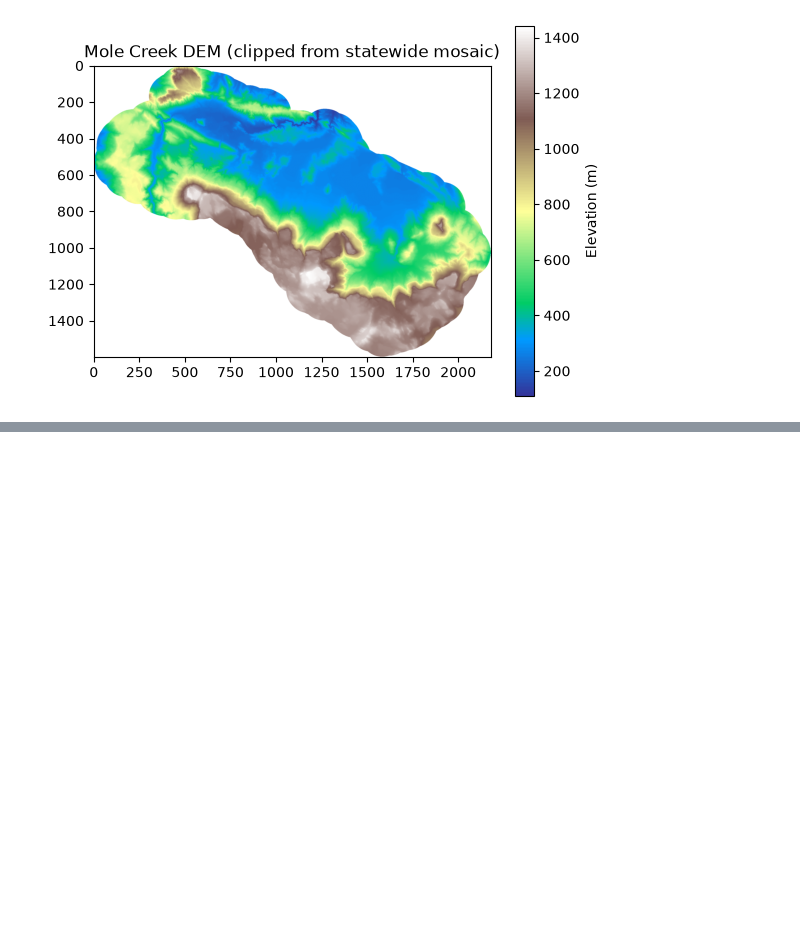
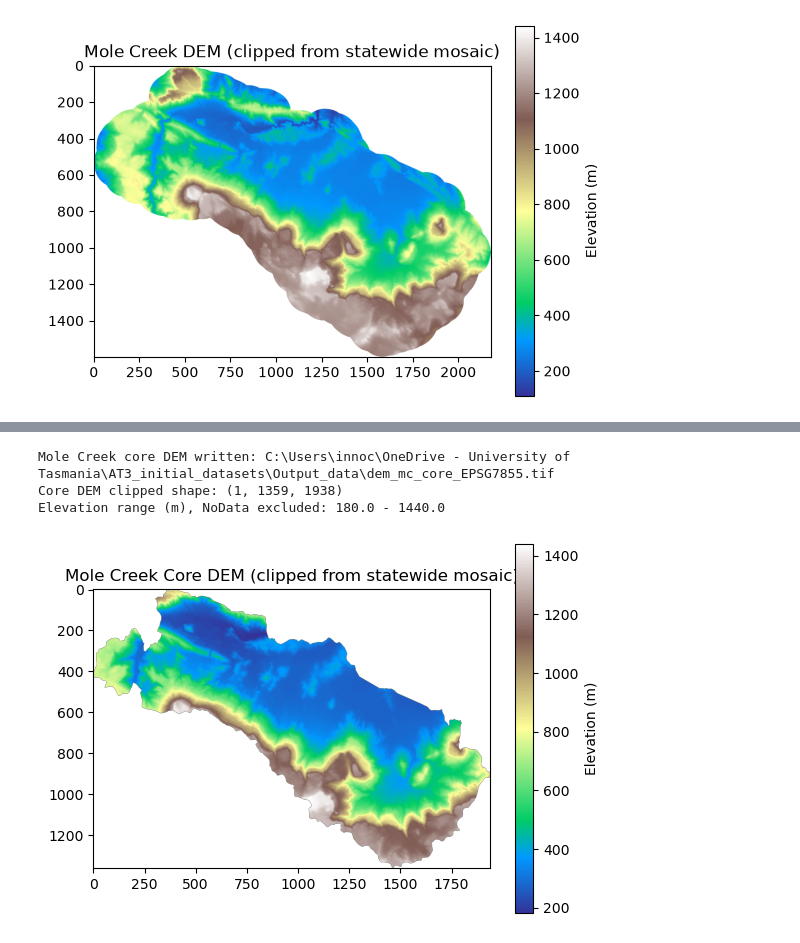
Before and after one commit to University-of-Tasmania-GPSS/AT3_Group3_2026, a Jupyter notebook: notebooks/01_setup_mole_creek.ipynb, the cells around one changed output, grey strips where cells are left out. Saved outputs shown, nothing was run; the diff lists cells and outputs as text; code cells hidden in the pictures; blank space fills up the shorter version.

```diff
--- a/notebooks/01_setup_mole_creek.ipynb
+++ b/notebooks/01_setup_mole_creek.ipynb
@@ -173,3 +206,34 @@ Elevation range (m), NoData excluded: 110.0 - 1440.0
+# %%
+with rasterio.open(outpath / "dem_tas_EPSG7855.tif") as src:
+    core_dem_nodata = src.nodata
+    dem_mc_core, dem_mc_core_transform = mask(
+        src, mole_creek_core.geometry, crop=True, nodata=core_dem_nodata
+    )
+    dem_mc_core_profile = src.profile.copy()
+
+dem_mc_core_profile.update(
+    height=dem_mc_core.shape[1],
+    width=dem_mc_core.shape[2],
+    transform=dem_mc_core_transform,
+)
+core_dem_path = outpath / "dem_mc_core_EPSG7855.tif"
+with rasterio.open(core_dem_path, "w", **dem_mc_core_profile) as dst:
+    dst.write(dem_mc_core)
+
+dem_core_valid = np.ma.masked_equal(dem_mc_core, core_dem_nodata)
+print(f"Mole Creek core DEM written: {core_dem_path}")
+print("Core DEM clipped shape:", dem_mc_core.shape)
+print("Elevation range (m), NoData excluded:", dem_core_valid.min(), "-", dem_core_valid.max())
+
+plt.imshow(dem_core_valid[0], cmap="terrain")
+plt.title("Mole Creek Core DEM (clipped from statewide mosaic)")
+plt.colorbar(label="Elevation (m)")
+plt.show()
+# %% [output]
+Mole Creek core DEM written: C:\Users\innoc\OneDrive - University of Tasmania\AT3_initial_datasets\Output_data\dem_mc_core_EPSG7855.tif
+Core DEM clipped shape: (1, 1359, 1938)
+Elevation range (m), NoData excluded: 180.0 - 1440.0
+[figure, added]
 # %% [markdown]
 ## Stage 1 outputs
 
```
Also changed, not shown: parts of 6 cells of this notebook, 2 other files.
